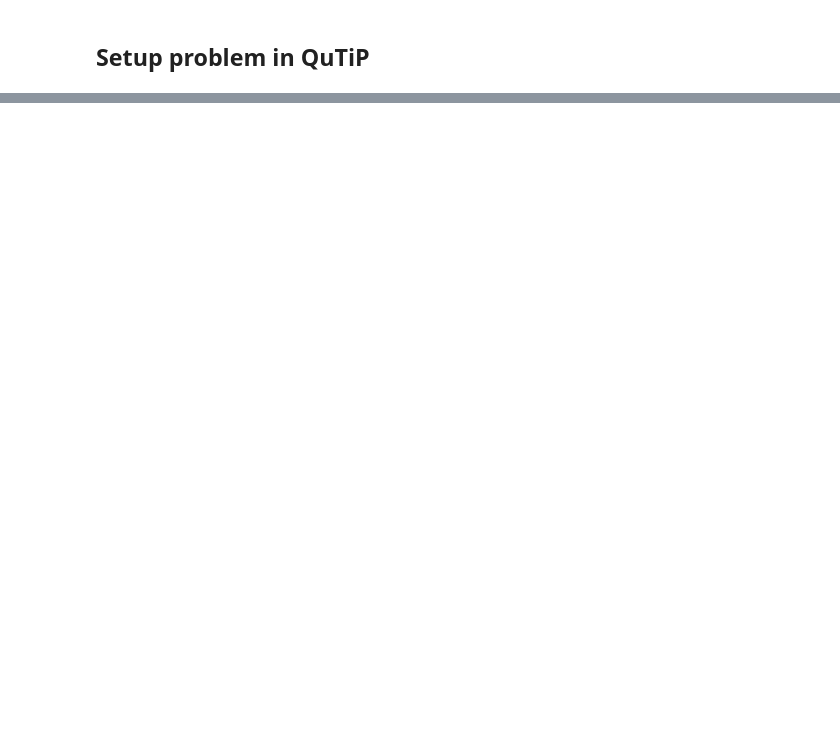
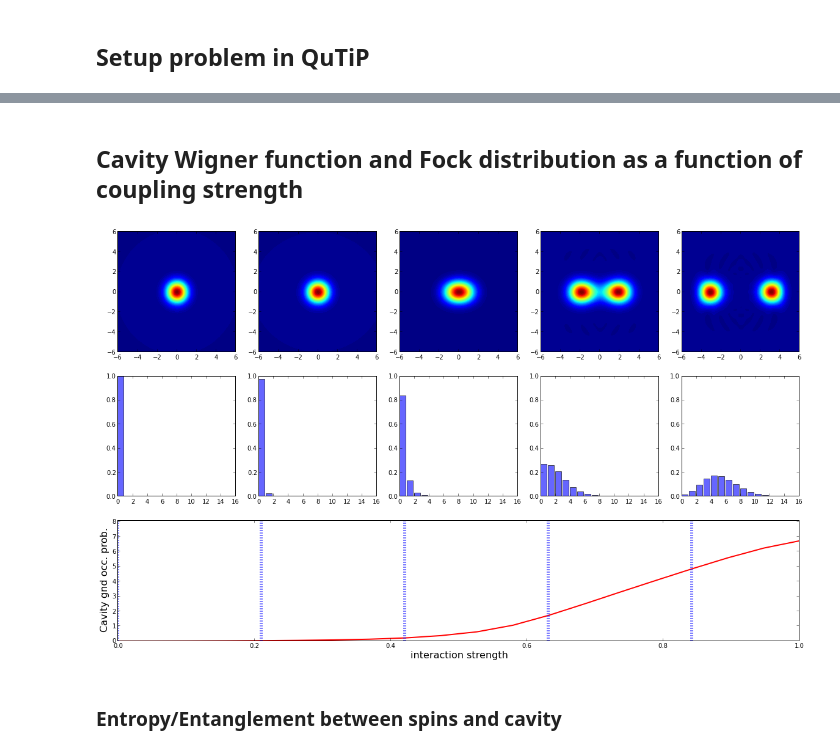
Before and after one commit to jrjohansson/qutip-lectures, a Jupyter notebook: Lecture-Dicke-model.ipynb, the cells around one changed output, grey strips where cells are left out. Drawn from its saved outputs; the diff is of its cells as text; code cells hidden in the pictures; blank space fills up the shorter version.

```diff
--- a/Lecture-Dicke-model.ipynb
+++ b/Lecture-Dicke-model.ipynb
@@ -51,0 +101,41 @@ H
+# %% [markdown]
+## Cavity Wigner function and Fock distribution as a function of coupling strength
+# %%
+rho_ss_sublist = rho_ss_list[::4]
+
+xvec = linspace(-6,6,200)
+
+fig_grid = (3, len(rho_ss_sublist))
+fig = figure(figsize=(4*len(rho_ss_sublist),12))
+
+for idx, rho_ss in enumerate(rho_ss_sublist):
+
+    # trace out the cavity density matrix
+    rho_ss_cavity = ptrace(rho_ss, 0)
+
+    # calculate its wigner function
+    W = wigner(rho_ss_cavity, xvec, xvec)
+
+    # plot its wigner function
+    ax = subplot2grid(fig_grid, (0, idx))
+    ax.contourf(xvec, xvec, W, 100)
+
+    # plot its fock-state distribution
+    ax = subplot2grid(fig_grid, (1, idx))
+    ax.bar(arange(0, M), real(rho_ss_cavity.diag()), color="blue", alpha=0.6)
+    ax.set_ylim(0, 1)
+
+# plot the cavity occupation probability in the ground state
+ax = subplot2grid(fig_grid, (2, 0), colspan=fig_grid[1])
+ax.plot(g_vec, n1_vec, 'r', linewidth=2, label="cavity occupation")
+ax.set_xlim(0, max(g_vec))
+ax.set_ylim(0, max(n1_vec)*1.2)
+ax.set_ylabel("Cavity gnd occ. prob.", fontsize=16)
+ax.set_xlabel("interaction strength", fontsize=16)
+
+for g in g_vec[::4]:
+    ax.plot([g,g],[0,max(n1_vec)*1.2], 'b:', linewidth=5)
+# %% [output]
+[figure, added]
+# %% [markdown]
+### Entropy/Entanglement between spins and cavity
```
Also changed, not shown: parts of 23 cells of this notebook.
